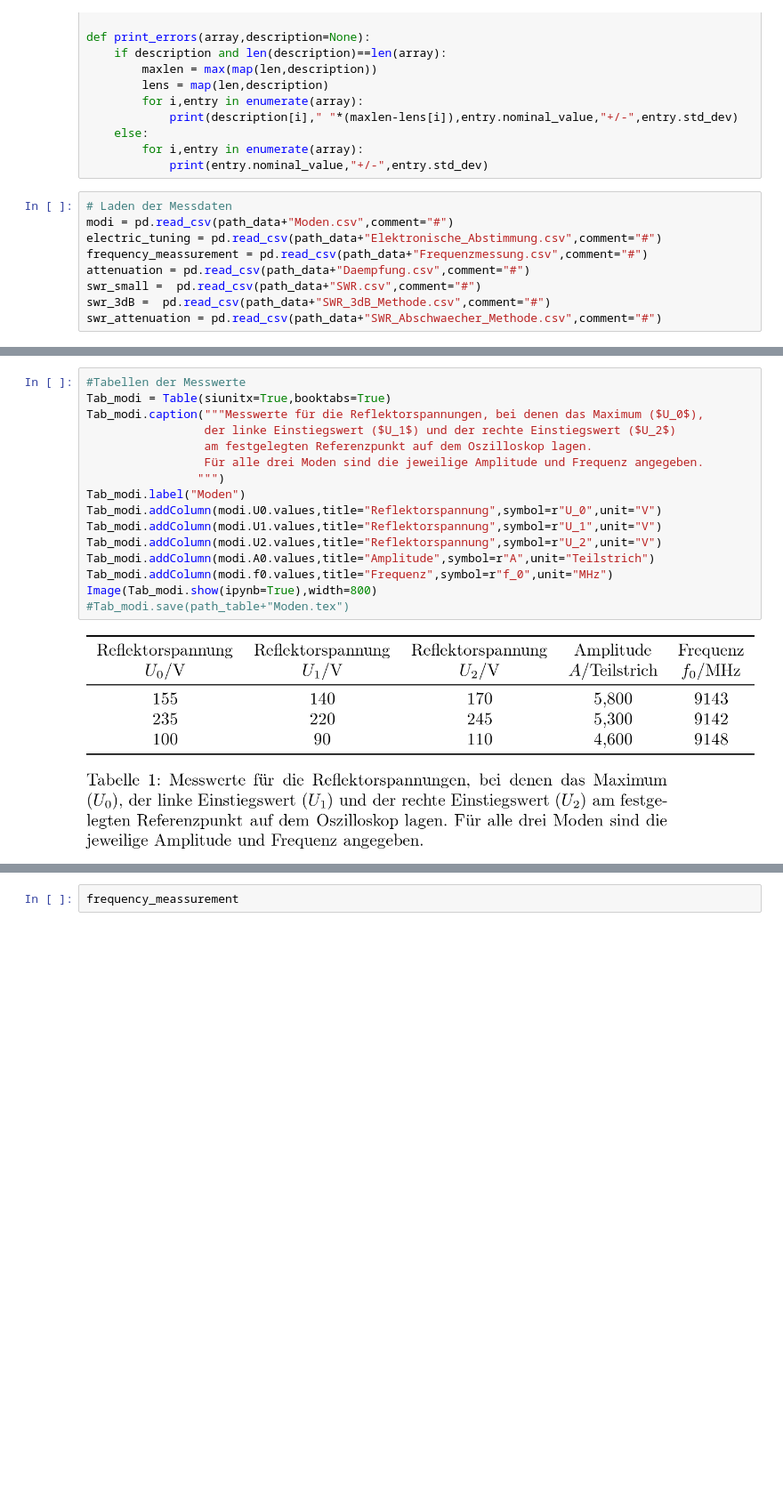
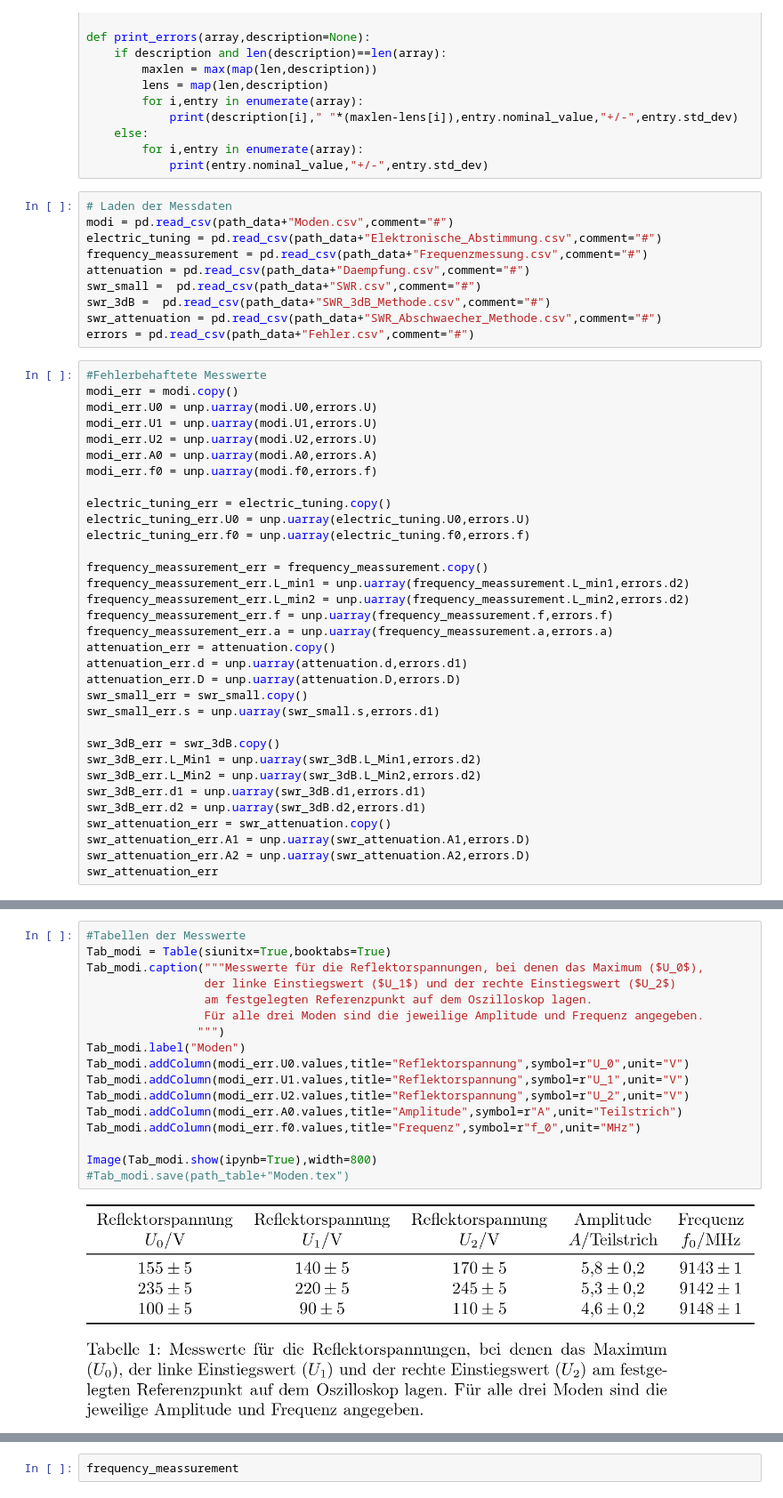
Before and after one commit to LuckyJosh/PhysikFP2015, a Jupyter notebook: 3_Mikrowellen[ ]/Python/Auswertung.ipynb, the cells around one changed output, grey strips where cells are left out. Shown at 89% size. Saved outputs shown, nothing was run; the diff lists cells and outputs as text; blank space fills up the shorter version.

Commit message:
Auswertung mit Fehlerrechnung

```diff
--- a/3_Mikrowellen[ ]/Python/Auswertung.ipynb
+++ b/3_Mikrowellen[ ]/Python/Auswertung.ipynb
@@ -92,3 +92,37 @@ attenuation = pd.read_csv(path_data+"Daempfung.csv",comment="#")
 swr_small =  pd.read_csv(path_data+"SWR.csv",comment="#")
 swr_3dB =  pd.read_csv(path_data+"SWR_3dB_Methode.csv",comment="#")
 swr_attenuation = pd.read_csv(path_data+"SWR_Abschwaecher_Methode.csv",comment="#")
+errors = pd.read_csv(path_data+"Fehler.csv",comment="#")
+# %%
+#Fehlerbehaftete Messwerte
+modi_err = modi.copy()
+modi_err.U0 = unp.uarray(modi.U0,errors.U)
+modi_err.U1 = unp.uarray(modi.U1,errors.U)
+modi_err.U2 = unp.uarray(modi.U2,errors.U)
+modi_err.A0 = unp.uarray(modi.A0,errors.A)
+modi_err.f0 = unp.uarray(modi.f0,errors.f)
+
+electric_tuning_err = electric_tuning.copy()
+electric_tuning_err.U0 = unp.uarray(electric_tuning.U0,errors.U)
+electric_tuning_err.f0 = unp.uarray(electric_tuning.f0,errors.f)
+
+frequency_meassurement_err = frequency_meassurement.copy()
+frequency_meassurement_err.L_min1 = unp.uarray(frequency_meassurement.L_min1,errors.d2)
+frequency_meassurement_err.L_min2 = unp.uarray(frequency_meassurement.L_min2,errors.d2)
+frequency_meassurement_err.f = unp.uarray(frequency_meassurement.f,errors.f)
+frequency_meassurement_err.a = unp.uarray(frequency_meassurement.a,errors.a)
+attenuation_err = attenuation.copy()
+attenuation_err.d = unp.uarray(attenuation.d,errors.d1)
+attenuation_err.D = unp.uarray(attenuation.D,errors.D)
+swr_small_err = swr_small.copy()
+swr_small_err.s = unp.uarray(swr_small.s,errors.d1)
+
+swr_3dB_err = swr_3dB.copy()
+swr_3dB_err.L_Min1 = unp.uarray(swr_3dB.L_Min1,errors.d2)
+swr_3dB_err.L_Min2 = unp.uarray(swr_3dB.L_Min2,errors.d2)
+swr_3dB_err.d1 = unp.uarray(swr_3dB.d1,errors.d1)
+swr_3dB_err.d2 = unp.uarray(swr_3dB.d2,errors.d1)
+swr_attenuation_err = swr_attenuation.copy()
+swr_attenuation_err.A1 = unp.uarray(swr_attenuation.A1,errors.D)
+swr_attenuation_err.A2 = unp.uarray(swr_attenuation.A2,errors.D)
+swr_attenuation_err
@@ -95,21 +139,22 @@ swr_attenuation = pd.read_csv(path_data+"SWR_Abschwaecher_Methode.csv",comment="
 # %%
 #Tabellen der Messwerte
 Tab_modi = Table(siunitx=True,booktabs=True)
 Tab_modi.caption("""Messwerte für die Reflektorspannungen, bei denen das Maximum ($U_0$),
                  der linke Einstiegswert ($U_1$) und der rechte Einstiegswert ($U_2$)
                  am festgelegten Referenzpunkt auf dem Oszilloskop lagen.
                  Für alle drei Moden sind die jeweilige Amplitude und Frequenz angegeben.
                 """)
 Tab_modi.label("Moden")
-Tab_modi.addColumn(modi.U0.values,title="Reflektorspannung",symbol=r"U_0",unit="V")
-Tab_modi.addColumn(modi.U1.values,title="Reflektorspannung",symbol=r"U_1",unit="V")
-Tab_modi.addColumn(modi.U2.values,title="Reflektorspannung",symbol=r"U_2",unit="V")
-Tab_modi.addColumn(modi.A0.values,title="Amplitude",symbol=r"A",unit="Teilstrich")
-Tab_modi.addColumn(modi.f0.values,title="Frequenz",symbol=r"f_0",unit="MHz")
+Tab_modi.addColumn(modi_err.U0.values,title="Reflektorspannung",symbol=r"U_0",unit="V")
+Tab_modi.addColumn(modi_err.U1.values,title="Reflektorspannung",symbol=r"U_1",unit="V")
+Tab_modi.addColumn(modi_err.U2.values,title="Reflektorspannung",symbol=r"U_2",unit="V")
+Tab_modi.addColumn(modi_err.A0.values,title="Amplitude",symbol=r"A",unit="Teilstrich")
+Tab_modi.addColumn(modi_err.f0.values,title="Frequenz",symbol=r"f_0",unit="MHz")
+
 Image(Tab_modi.show(ipynb=True),width=800)
 #Tab_modi.save(path_table+"Moden.tex")
 # %% [output]
-[figure, old version]
+[figure, new version]
 # %%
 #Tabellen der Messwerte
 Tab_tuning = Table(siunitx=True,booktabs=True)
```
Also changed, not shown: parts of 15 cells of this notebook, 13 other files.
